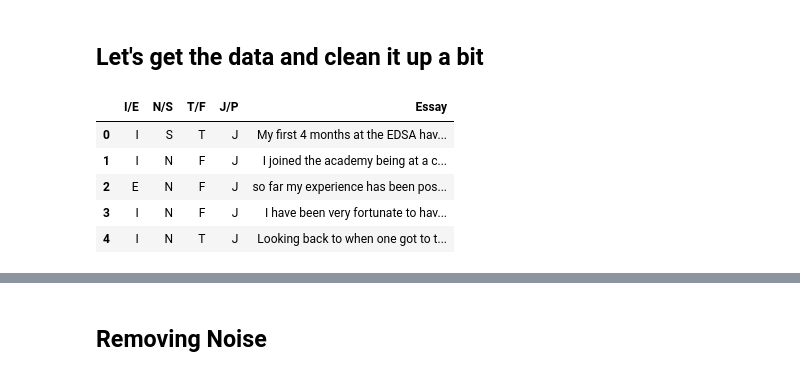
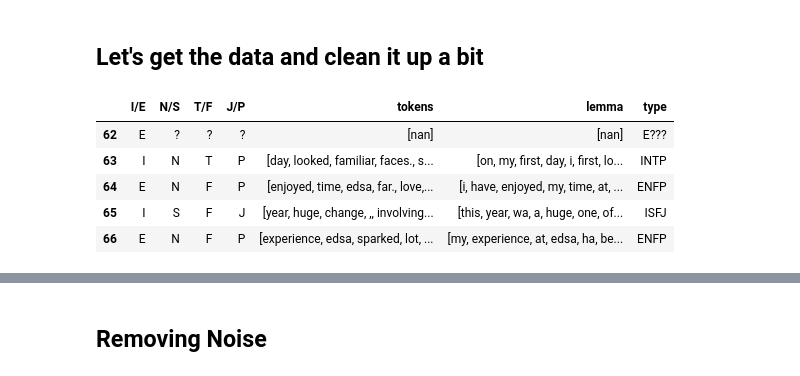
Before and after one commit to Wahe3bru/PersonalityProfiles, a Jupyter notebook: word_cloud.ipynb, the cells around one changed output, grey strips where cells are left out. Saved outputs shown, nothing was run; the diff lists cells and outputs as text; code cells hidden in the pictures.

```diff
--- a/word_cloud.ipynb
+++ b/word_cloud.ipynb
@@ -18,11 +18,11 @@ type_labels = ['ISTJ', 'ISFJ', 'INFJ', 'INTJ',
                'ESTP', 'ESFP', 'ENFP', 'ENTP',
                'ESTJ', 'ESFJ', 'ENFJ', 'ENTJ']
 # %%
-all_mbti.head()
+all_mbti.tail()
 # %% [output]
-|  | I/E | N/S | T/F | J/P | Essay |
-| 0 | I | S | T | J | My first 4 months at the EDSA hav... |
-| 1 | I | N | F | J | I joined the academy being at a c... |
-| 2 | E | N | F | J | so far my experience has been pos... |
-| 3 | I | N | F | J | I have been very fortunate to hav... |
-| 4 | I | N | T | J | Looking back to when one got to t... |
+|  | I/E | N/S | T/F | J/P | tokens | lemma | type |
+| 62 | E | ? | ? | ? | [nan] | [nan] | E??? |
+| 63 | I | N | T | P | [day, looked, familiar, faces., s... | [on, my, first, day, i, first, lo... | INTP |
+| 64 | E | N | F | P | [enjoyed, time, edsa, far., love,... | [i, have, enjoyed, my, time, at, ... | ENFP |
+| 65 | I | S | F | J | [year, huge, change, ,, involving... | [this, year, wa, a, huge, one, of... | ISFJ |
+| 66 | E | N | F | P | [experience, edsa, sparked, lot, ... | [my, experience, at, edsa, ha, be... | ENFP |
```
Also changed, not shown: parts of 84 cells of this notebook, 2 other files.
